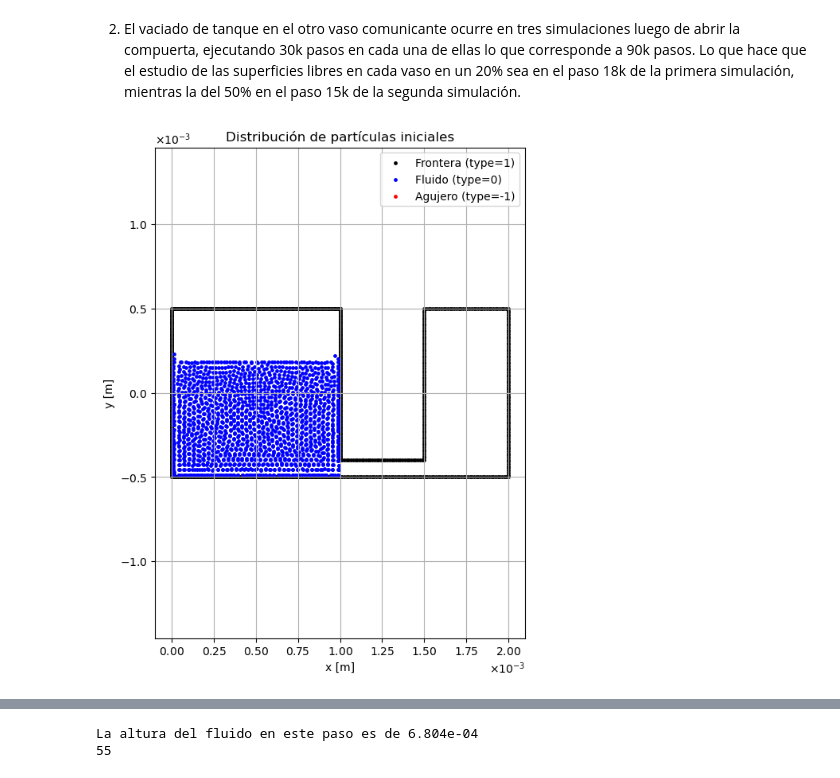
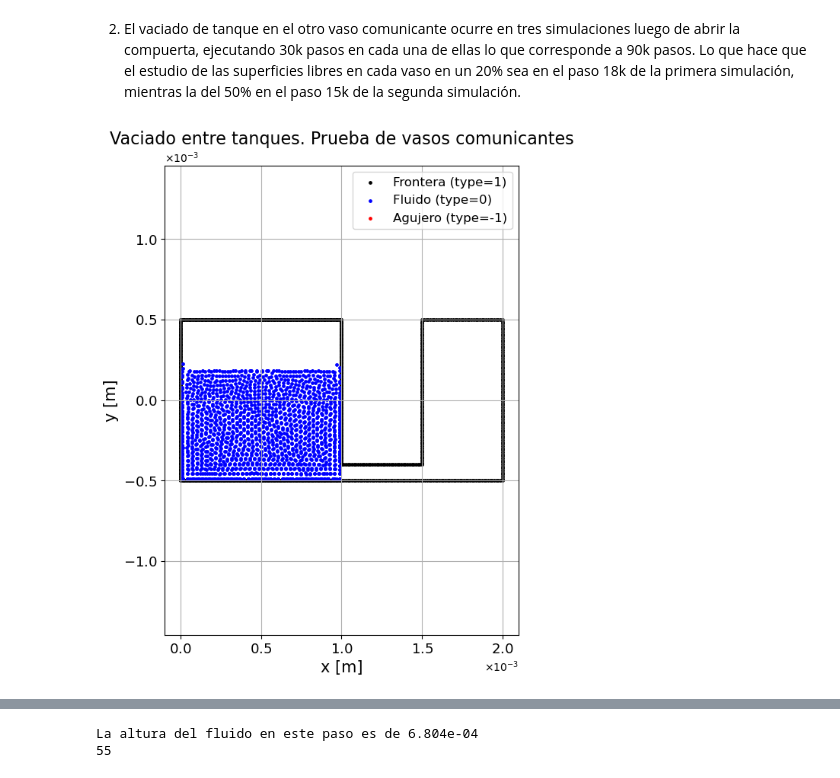
Before and after one commit to Hdavid1123/NeighboorsFloodSPH, a Jupyter notebook: Analysis/AnalisisVasosComunicantes.ipynb, the cells around one changed output, grey strips where cells are left out. Saved outputs shown, nothing was run; the diff lists cells and outputs as text; code cells hidden in the pictures.

```diff
--- a/Analysis/AnalisisVasosComunicantes.ipynb
+++ b/Analysis/AnalisisVasosComunicantes.ipynb
@@ -29,16 +29,17 @@ plot_ics(F_ESTAB_FILE)
 # %%
 from Config.utils.plot_ics import plot_ics
 
 COMGLASSES_PATH = f"{PROJECT_ROOT}/Output/Comunicated_Glasses"
 VAC_COMGLASSES1 = f"{COMGLASSES_PATH}/Open_comunicated_Glasses_40x401e-3/Output"
 VAC_COMGLASSES2 = f"{COMGLASSES_PATH}/P2_OpenComGlasses_40x401e-3/Output"
 VAC_COMGLASSES3 = f"{COMGLASSES_PATH}/P3_OpenComGlasses_40x401e-3/Output"
 
 INIT_VAC_FILE = f"{VAC_COMGLASSES1}/state_0001.txt"
 
-plot_ics(INIT_VAC_FILE)
+plot_ics(INIT_VAC_FILE,
+         title="Vaciado entre tanques. Prueba de vasos comunicantes")
 # %% [output]
-[figure, old version]
+[figure, new version]
 # %%
 from Analysis.utils.com_glasses_calculus import detectar_superficie_libre
 
```
Also changed, not shown: parts of 16 cells of this notebook, 13 other files.
